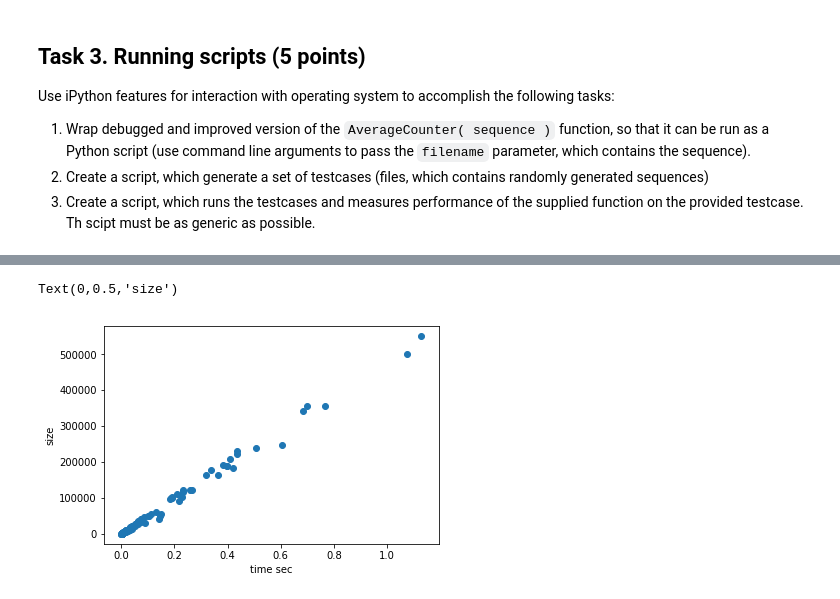
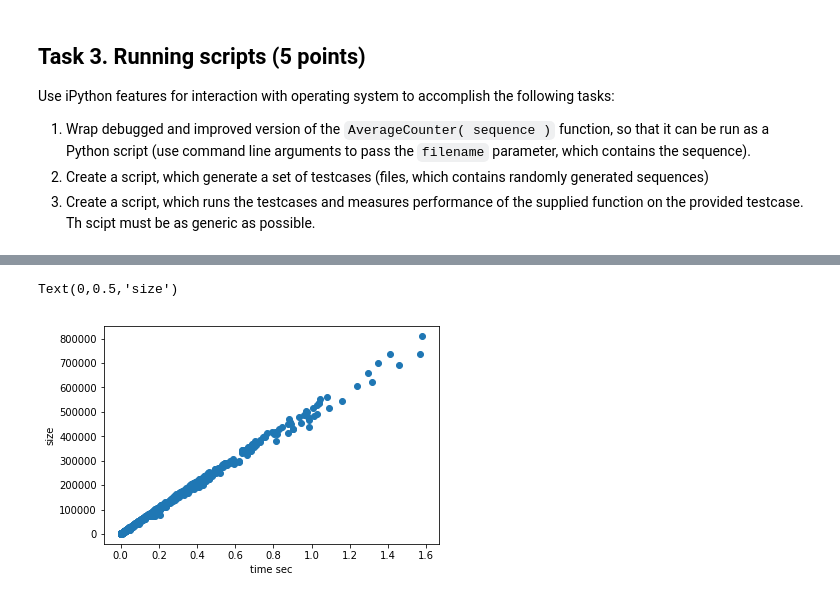
Before and after one commit to MaltsevAN/practicum_6_sem, a Jupyter notebook: python/HW 1 - Introduction.ipynb, the cells around one changed output, grey strips where cells are left out. Cells and saved outputs as stored; diff of their text form; code cells hidden in the pictures.

```diff
--- a/python/HW 1 - Introduction.ipynb
+++ b/python/HW 1 - Introduction.ipynb
@@ -295,11 +261,11 @@ Overwriting Test_Script.py
 import Test_Script
 # %%
 # Визуализация производительности при n запусков
-n = 100
+n = 1000
 t, s = Test_Script.TestScript('test.txt', n)
 plt.scatter(t, s)
 plt.xlabel('time sec')
 plt.ylabel('size')
 # %% [output]
 Text(0,0.5,'size')
-[figure, old version]
+[figure, new version]
```
Also changed, not shown: parts of 17 cells of this notebook, 2 other files.
